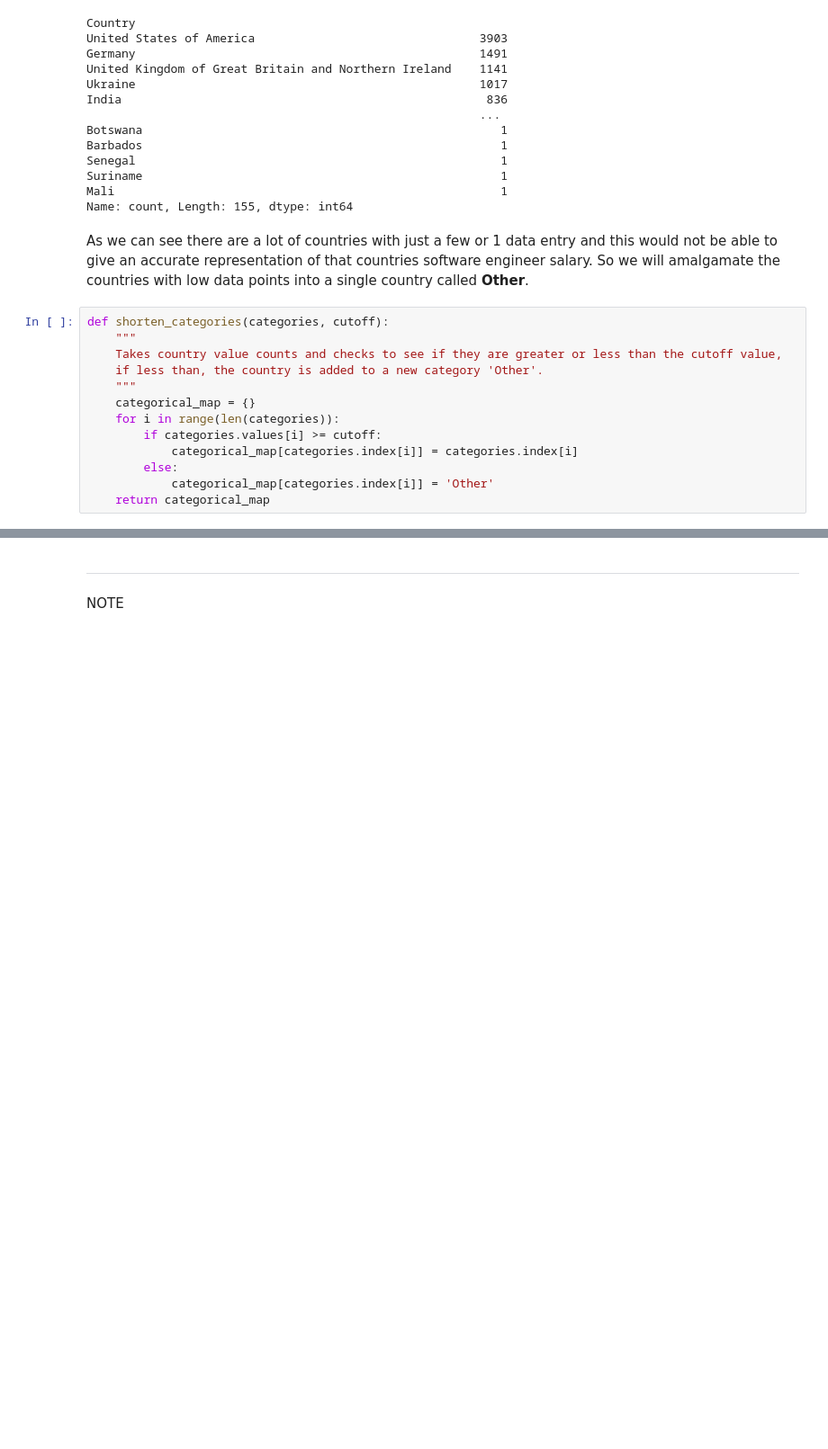
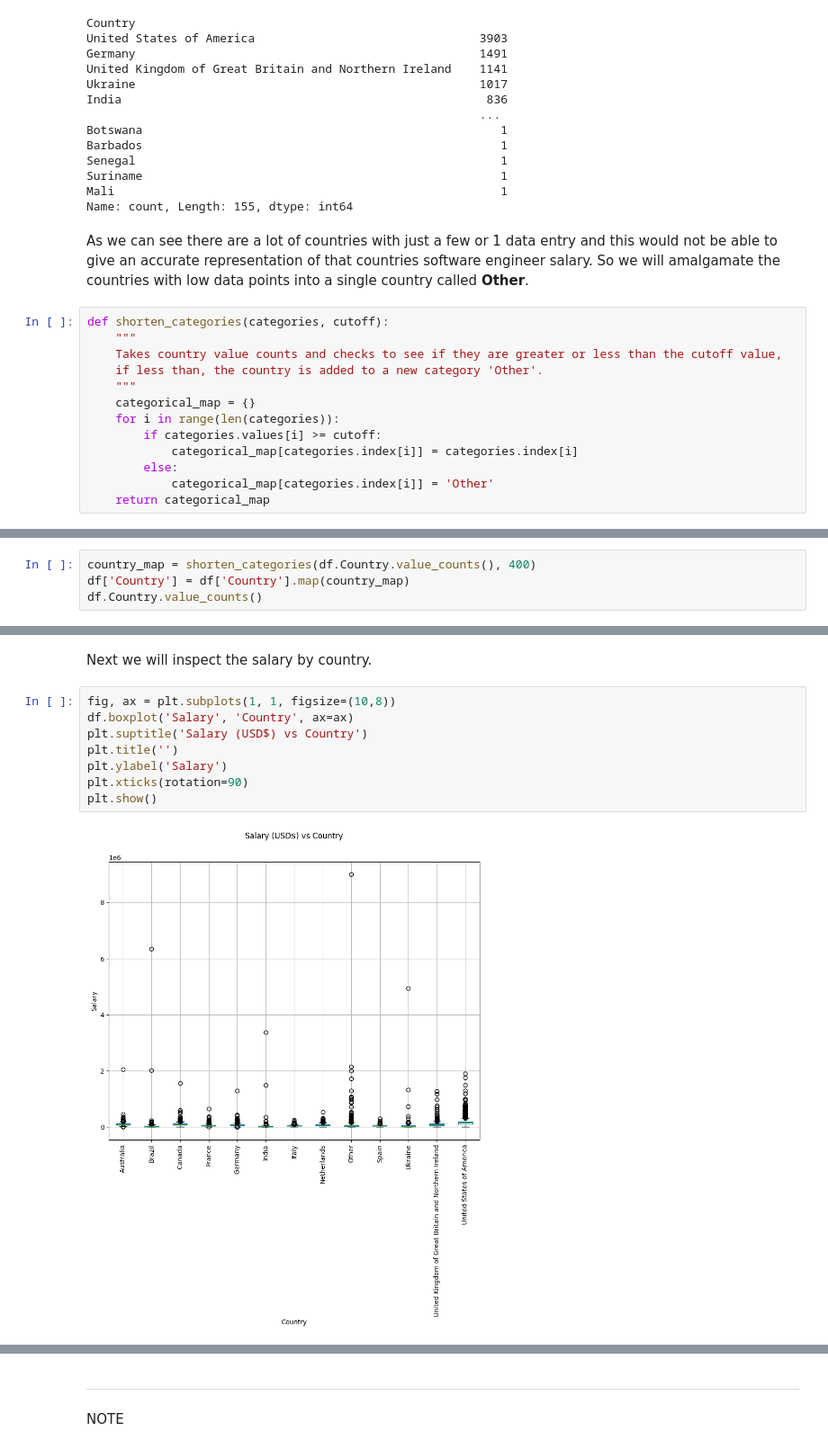
Before and after one commit to P1G30N17/portfolio-project-5, a Jupyter notebook: jupyter_notebooks/01_Data_Collection_and_Cleaning.ipynb, the cells around one changed output, grey strips where cells are left out. Shown at 90% size. Cells and saved outputs as stored; diff of their text form; blank space fills up the shorter version.

Commit message:
Prepared data for boxplot analyses and evaluated boxplot output.

```diff
--- a/jupyter_notebooks/01_Data_Collection_and_Cleaning.ipynb
+++ b/jupyter_notebooks/01_Data_Collection_and_Cleaning.ipynb
@@ -198,0 +199,4 @@ We set the 'cutoff' value to 400 so as to give us a good amount of data amalgama
+# %%
+country_map = shorten_categories(df.Country.value_counts(), 400)
+df['Country'] = df['Country'].map(country_map)
+df.Country.value_counts()
@@ -198,0 +219,12 @@ We set the 'cutoff' value to 400 so as to give us a good amount of data amalgama
+# %% [markdown]
+Next we will inspect the salary by country.
+# %%
+fig, ax = plt.subplots(1, 1, figsize=(10,8))
+df.boxplot('Salary', 'Country', ax=ax)
+plt.suptitle('Salary (USD$) vs Country')
+plt.title('')
+plt.ylabel('Salary')
+plt.xticks(rotation=90)
+plt.show()
+# %% [output]
+[figure, added]
```
Also changed, not shown: parts of 7 cells of this notebook.
